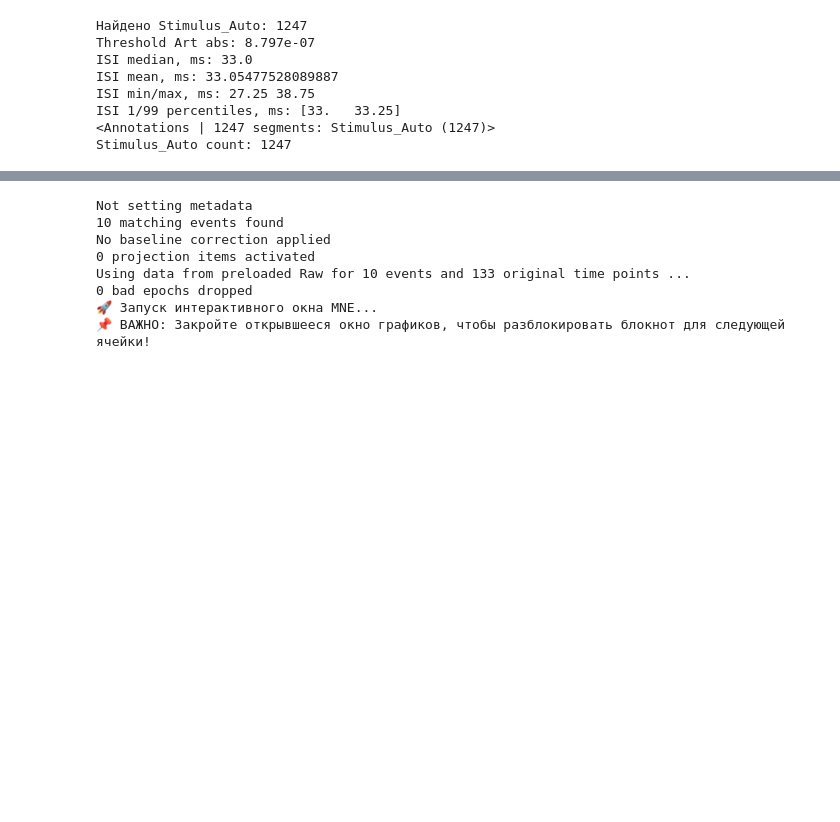
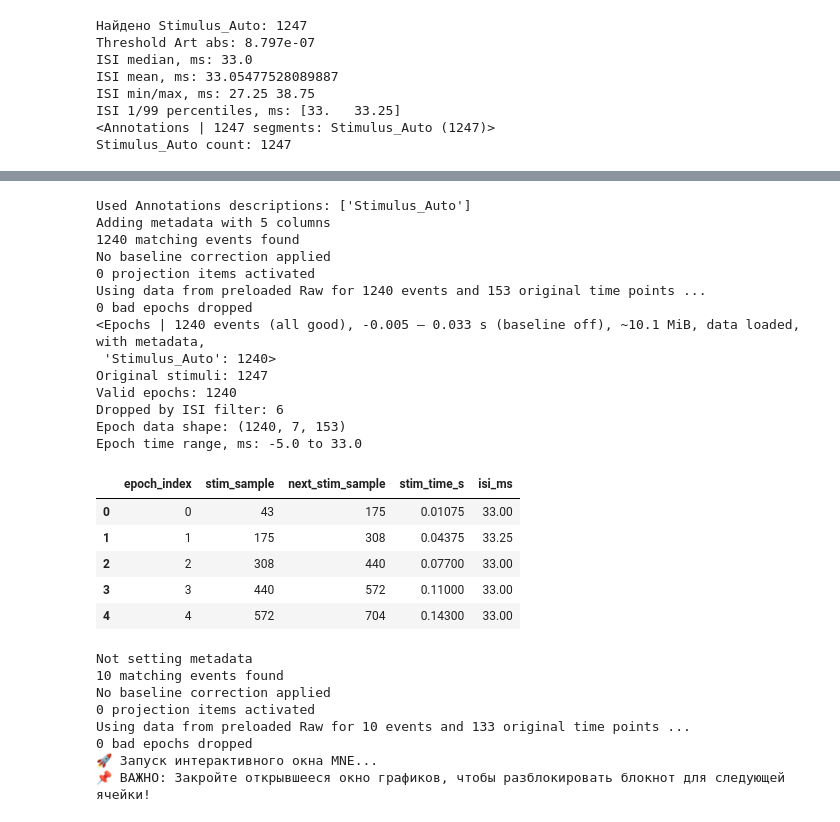
Before and after one commit to violaxanthin/emg-lr-segmentation, a Jupyter notebook: notebooks/emg_lr_segmentation.ipynb, the cells around one changed output, grey strips where cells are left out. Drawn from its saved outputs; the diff is of its cells as text; code cells hidden in the pictures; blank space fills up the shorter version.

Commit message:
Epoch data by automatic stimuli with ISI filter

```diff
--- a/notebooks/emg_lr_segmentation.ipynb
+++ b/notebooks/emg_lr_segmentation.ipynb
@@ -274,3 +184,82 @@ plt.show()
+# %%
+# Нарезка эпох по Stimulus_Auto с фильтром по корректному ISI
+
+stim_label = "Stimulus_Auto"
+
+# Окно эпохи
+tmin = -0.005   # -5 ms baseline до стимула
+tmax = 0.033    # ~33 ms до следующего стимула
+
+# Берём только события Stimulus_Auto
+events_auto, event_id_auto = mne.events_from_annotations(
+    raw,
+    regexp=stim_label
+)
+
+stim_id_auto = event_id_auto[stim_label]
+stim_events = events_auto[events_auto[:, 2] == stim_id_auto]
+
+stim_samples_auto = stim_events[:, 0]
+isi_ms = np.diff(stim_samples_auto) / raw.info["sfreq"] * 1000
+
+# Фильтр: оставляем стимулы, у которых следующий стимул через нормальный ISI
+expected_isi_ms = np.median(isi_ms)
+isi_tolerance_ms = 1.5
+
+valid_isi_mask = np.abs(isi_ms - expected_isi_ms) <= isi_tolerance_ms
+
+# Последний стимул не может дать полноценную эпоху до следующего стимула
+valid_events = stim_events[:-1][valid_isi_mask]
+
+epochs_metadata = pd.DataFrame({
+    "epoch_index": np.arange(len(valid_events)),
+    "stim_sample": valid_events[:, 0],
+    "next_stim_sample": stim_samples_auto[1:][valid_isi_mask],
+    "stim_time_s": valid_events[:, 0] / raw.info["sfreq"],
+    "isi_ms": isi_ms[valid_isi_mask],
+})
+
+epochs_auto = mne.Epochs(
+    raw_original,
+    events=valid_events,
+    event_id={stim_label: stim_id_auto},
+    tmin=tmin,
+    tmax=tmax,
+    baseline=None,
+    preload=True,
+    reject_by_annotation=False,
+    metadata=epochs_metadata,
+)
+
+print(epochs_auto)
+print("Original stimuli:", len(stim_samples_auto))
+print("Valid epochs:", len(epochs_auto))
+print("Dropped by ISI filter:", np.sum(~valid_isi_mask))
+print("Epoch data shape:", epochs_auto.get_data().shape)
+print("Epoch time range, ms:", epochs_auto.times[0] * 1000, "to", epochs_auto.times[-1] * 1000)
+
+display(epochs_auto.metadata.head())
+# %% [output]
+Used Annotations descriptions: ['Stimulus_Auto']
+Adding metadata with 5 columns
+1240 matching events found
+No baseline correction applied
+0 projection items activated
+Using data from preloaded Raw for 1240 events and 153 original time points ...
+0 bad epochs dropped
+<Epochs | 1240 events (all good), -0.005 – 0.033 s (baseline off), ~10.1 MiB, data loaded, with metadata,
+ 'Stimulus_Auto': 1240>
+Original stimuli: 1247
+Valid epochs: 1240
+Dropped by ISI filter: 6
+Epoch data shape: (1240, 7, 153)
+Epoch time range, ms: -5.0 to 33.0
+|  | epoch_index | stim_sample | next_stim_sample | stim_time_s | isi_ms |
+| 0 | 0 | 43 | 175 | 0.01075 | 33.00 |
+| 1 | 1 | 175 | 308 | 0.04375 | 33.25 |
+| 2 | 2 | 308 | 440 | 0.07700 | 33.00 |
+| 3 | 3 | 440 | 572 | 0.11000 | 33.00 |
+| 4 | 4 | 572 | 704 | 0.14300 | 33.00 |
 # %%
 epochs = mne.Epochs(
     raw,
```
Also changed, not shown: parts of 7 cells of this notebook.
